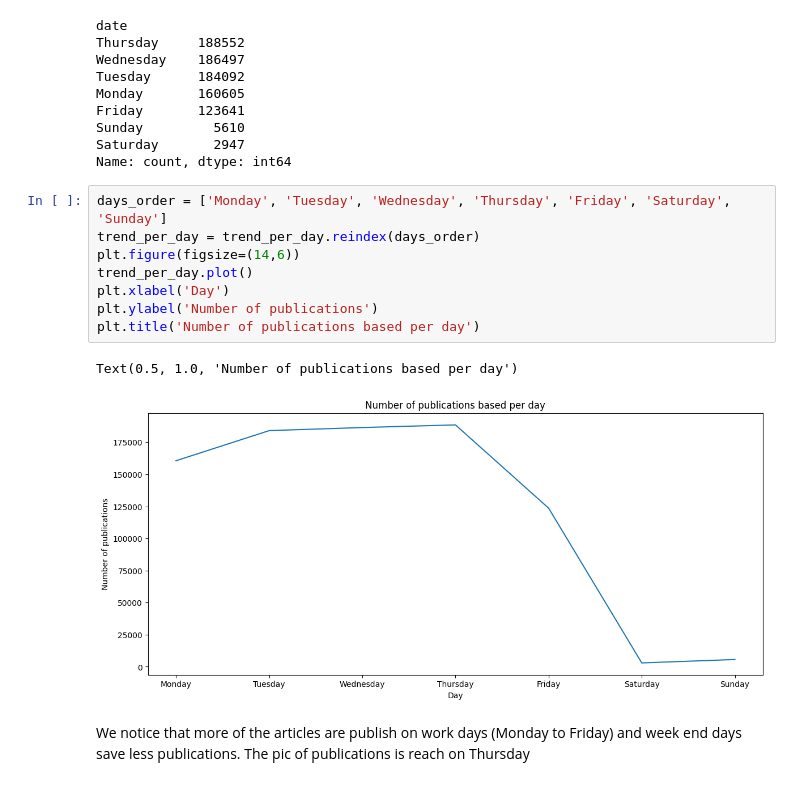
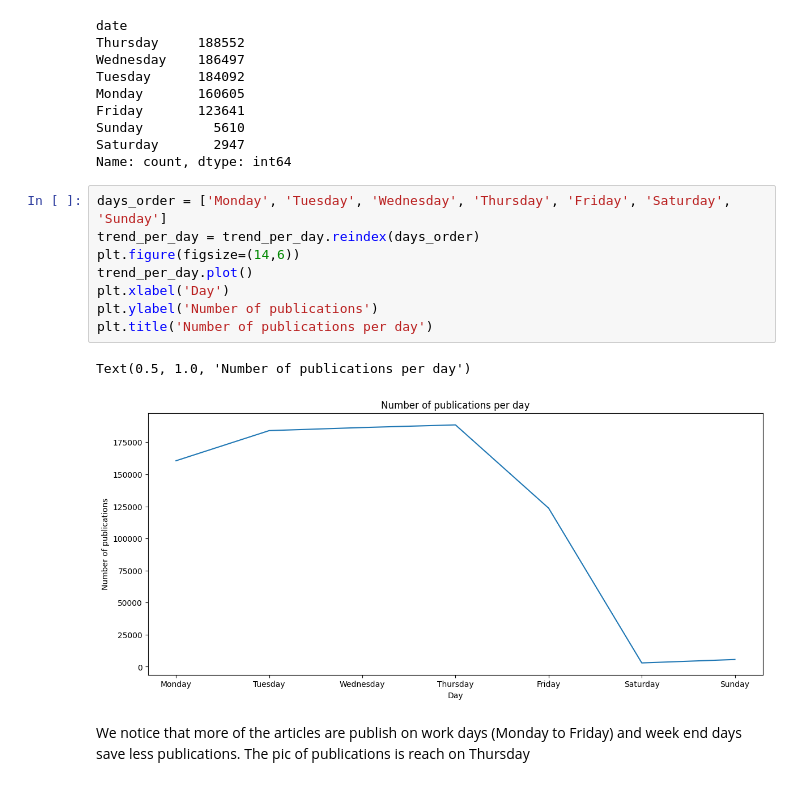
Before and after one commit to Cabrel17/Financial_news_sentiment_analysis, a Jupyter notebook: notebooks/Exploratory_data_analysis.ipynb, the cells around one changed output. Drawn from its saved outputs; the diff is of its cells as text.

```diff
--- a/notebooks/Exploratory_data_analysis.ipynb
+++ b/notebooks/Exploratory_data_analysis.ipynb
@@ -129,13 +129,13 @@ Name: count, dtype: int64
 # %%
 days_order = ['Monday', 'Tuesday', 'Wednesday', 'Thursday', 'Friday', 'Saturday', 'Sunday']
 trend_per_day = trend_per_day.reindex(days_order)
 plt.figure(figsize=(14,6))
 trend_per_day.plot()
 plt.xlabel('Day')
 plt.ylabel('Number of publications')
-plt.title('Number of publications based per day')
+plt.title('Number of publications per day')
 # %% [output]
-Text(0.5, 1.0, 'Number of publications based per day')
+Text(0.5, 1.0, 'Number of publications per day')
-[figure, old version]
+[figure, new version]
 # %% [markdown]
 We notice that more of the articles are publish on work days (Monday to Friday) and week end days save less publications. The pic of publications is reach on Thursday
```
Also changed, not shown: parts of 7 cells of this notebook.
